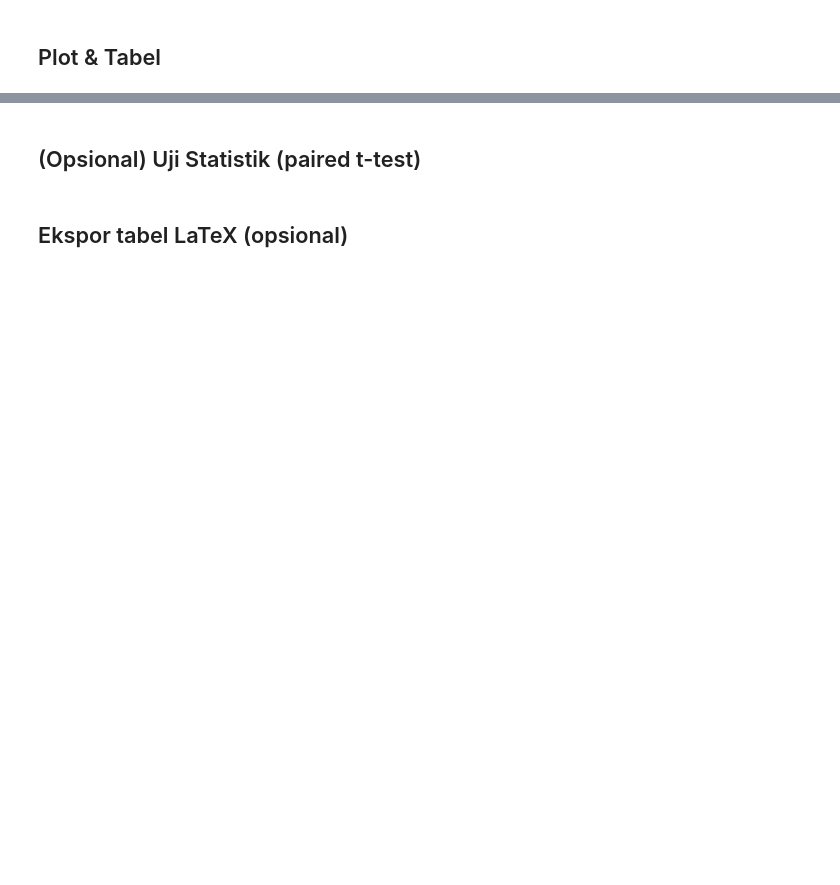
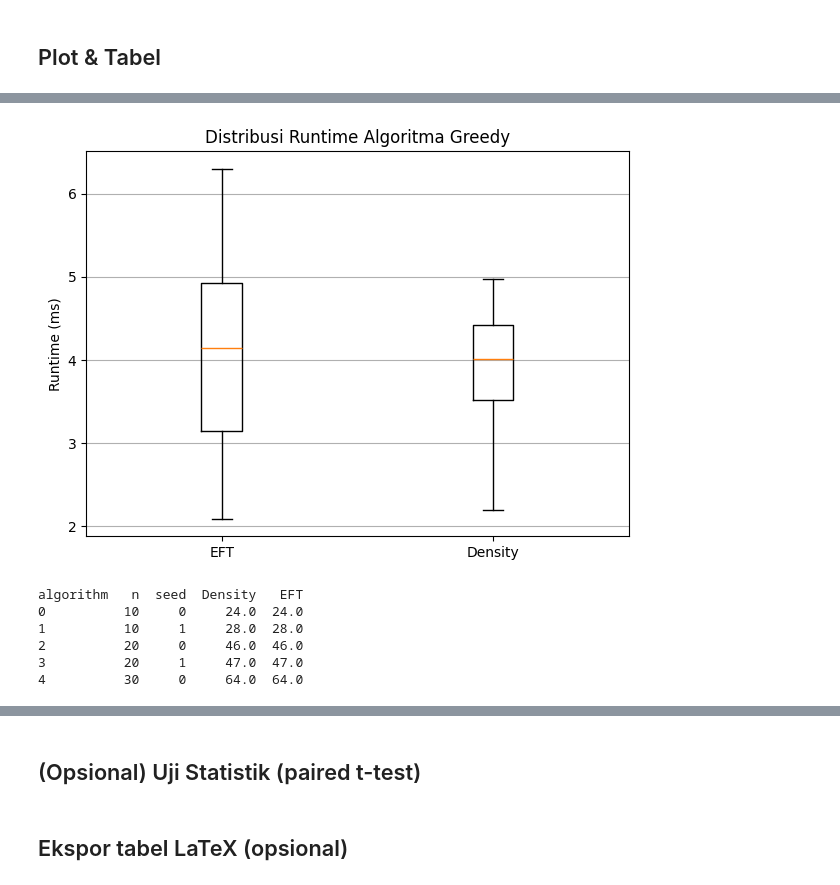
Before and after one commit to rrrambatsigma/DAA_Kelompok4_KelasA_IntSched, a Jupyter notebook: notebook/02 Bentuk Jupyter file dengan break .ipynb, the cells around one changed output, grey strips where cells are left out. Drawn from its saved outputs; the diff is of its cells as text; code cells hidden in the pictures; blank space fills up the shorter version.

```diff
--- a/notebook/02 Bentuk Jupyter file dengan break .ipynb
+++ b/notebook/02 Bentuk Jupyter file dengan break .ipynb
@@ -321,0 +354,9 @@ print(results_all.head())
+# %%
+inst = instances[0]
+data_inst = inst['data']
+# %%
+eft_schedule, eft_time = run_with_timing_precise(run_algo_eft, data_inst)
+eft_eval = evaluate_schedule(eft_schedule)
+
+print("EFT Evaluation:", eft_eval)
+print("Runtime (ms):", eft_time)
@@ -321,0 +366,6 @@ print(results_all.head())
+# %%
+den_schedule, den_time = run_with_timing_precise(run_algo_density, data_inst)
+den_eval = evaluate_schedule(den_schedule)
+
+print("Density Evaluation:", den_eval)
+print("Runtime (ms):", den_time)
@@ -675,0 +853,47 @@ ProfitDensity     11.690480        9.670156
+# %%
+import matplotlib.pyplot as plt
+
+# =========================================================
+# BOXPLOT: Runtime per Algoritma (tanpa n)
+# =========================================================
+
+plt.figure(figsize=(7, 5))
+
+# Ambil data runtime per algoritma
+data_to_plot = [
+    results_df[results_df['algorithm'] == 'EFT']['runtime_ms'],
+    results_df[results_df['algorithm'] == 'Density']['runtime_ms']
+]
+
+plt.boxplot(
+    data_to_plot,
+    labels=['EFT', 'Density'],
+    showfliers=True
+)
+
+plt.ylabel('Runtime (ms)')
+plt.title('Distribusi Runtime Algoritma Greedy')
+
+plt.grid(True, axis='y')
+plt.show()
+# %% [output]
+[figure, added]
+# %%
+# =========================================================
+# PIVOT: EFT vs Density
+# =========================================================
+
+pivot_df = results_df.pivot_table(
+    index=['n', 'seed'],
+    columns='algorithm',
+    values='total_sks'
+).reset_index()
+
+print(pivot_df.head())
+# %% [output]
+algorithm   n  seed  Density   EFT
+0          10     0     24.0  24.0
+1          10     1     28.0  28.0
+2          20     0     46.0  46.0
+3          20     1     47.0  47.0
+4          30     0     64.0  64.0
```
Also changed, not shown: parts of 40 cells of this notebook.
